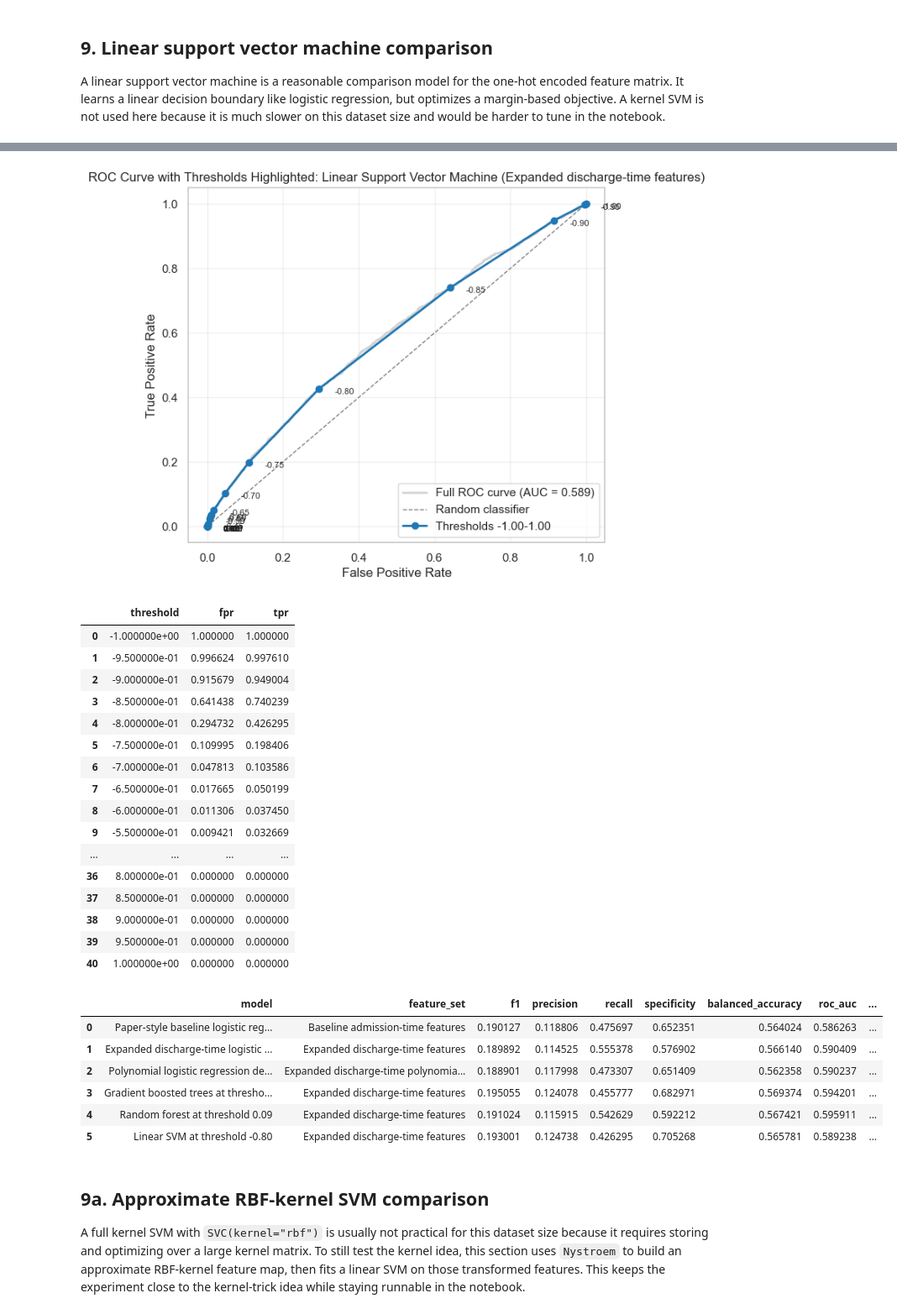
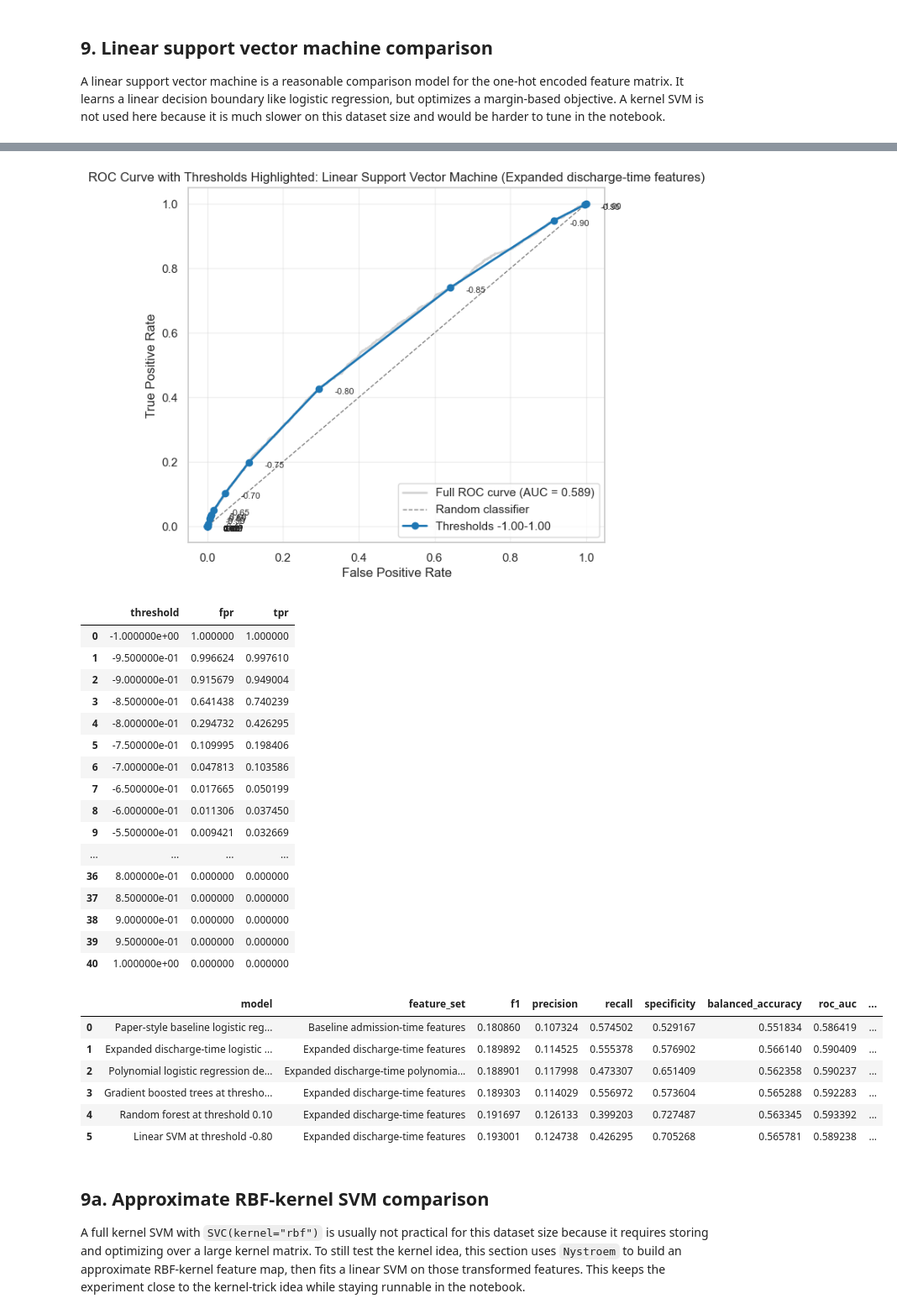
Before and after one commit to grzesadam/diabetes-readmission-prediction, a Jupyter notebook: diabetes.ipynb, the cells around one changed output, grey strips where cells are left out. Shown at 84% size. Saved outputs shown, nothing was run; the diff lists cells and outputs as text; code cells hidden in the pictures.

```diff
--- a/diabetes.ipynb
+++ b/diabetes.ipynb
@@ -1568,7 +1568,8 @@ polynomial_logistic_results = evaluate_model(
     model_name=f"Polynomial Logistic Regression Degree 2 ({POLYNOMIAL_FEATURE_SET})",
     param_grid=polynomial_logistic_param_grid,
     scoring="average_precision",
-    cv=3,
+    cv=5,
+    n_jobs=1,
     threshold="best_balanced_accuracy",
     threshold_values=np.arange(0.30, 0.71, 0.01),
     plot_roc_auc=True,
@@ -1681,7 +1682,7 @@ gradient_boosting_results = evaluate_model(
     model_name=f"Gradient Boosted Trees ({EXPANDED_FEATURE_SET})",
     param_grid=gradient_boosting_param_grid,
     scoring="average_precision",
-    cv=3,
+    cv=5,
     threshold="best_balanced_accuracy",
     threshold_values=gradient_boosting_threshold_values,
     plot_roc_auc=True,
@@ -1785,7 +1786,7 @@ random_forest_results = evaluate_model(
     model_name=f"Random Forest Classifier ({EXPANDED_FEATURE_SET})",
     param_grid=random_forest_param_grid,
     scoring="average_precision",
-    cv=3,
+    cv=5,
     threshold="best_balanced_accuracy",
     threshold_values=random_forest_threshold_values,
     plot_roc_auc=True,
@@ -1902,7 +1903,7 @@ linear_svm_results = evaluate_model(
     model_name=f"Linear Support Vector Machine ({EXPANDED_FEATURE_SET})",
     param_grid=linear_svm_param_grid,
     scoring="average_precision",
-    cv=3,
+    cv=5,
     threshold="best_balanced_accuracy",
     threshold_values=linear_svm_threshold_values,
     plot_roc_auc=True,
@@ -1942,38 +1943,38 @@ Selected threshold by validation balanced_accuracy: -0.80
               precision    recall  f1-score   support
 
            0       0.93      0.71      0.80     12737
            1       0.12      0.43      0.19      1255
 
     accuracy                           0.68     13992
    macro avg       0.53      0.57      0.50     13992
 weighted avg       0.85      0.68      0.75     13992
 [figure]
 Test ROC-AUC: 0.589
 Test average precision: 0.129
 [figure]
 |  | threshold | fpr | tpr |
 | 0 | -1.000000e+00 | 1.000000 | 1.000000 |
 | 1 | -9.500000e-01 | 0.996624 | 0.997610 |
 | 2 | -9.000000e-01 | 0.915679 | 0.949004 |
 | 3 | -8.500000e-01 | 0.641438 | 0.740239 |
 | 4 | -8.000000e-01 | 0.294732 | 0.426295 |
 | 5 | -7.500000e-01 | 0.109995 | 0.198406 |
 | 6 | -7.000000e-01 | 0.047813 | 0.103586 |
 | 7 | -6.500000e-01 | 0.017665 | 0.050199 |
 | 8 | -6.000000e-01 | 0.011306 | 0.037450 |
 | 9 | -5.500000e-01 | 0.009421 | 0.032669 |
 | ... | ... | ... | ... |
 | 36 | 8.000000e-01 | 0.000000 | 0.000000 |
 | 37 | 8.500000e-01 | 0.000000 | 0.000000 |
 | 38 | 9.000000e-01 | 0.000000 | 0.000000 |
 | 39 | 9.500000e-01 | 0.000000 | 0.000000 |
 | 40 | 1.000000e+00 | 0.000000 | 0.000000 |
 |  | model | feature_set | f1 | precision | recall | specificity | balanced_accuracy | roc_auc | ... |
-| 0 | Paper-style baseline logistic reg... | Baseline admission-time features | 0.190127 | 0.118806 | 0.475697 | 0.652351 | 0.564024 | 0.586263 | ... |
+| 0 | Paper-style baseline logistic reg... | Baseline admission-time features | 0.180860 | 0.107324 | 0.574502 | 0.529167 | 0.551834 | 0.586419 | ... |
 | 1 | Expanded discharge-time logistic ... | Expanded discharge-time features | 0.189892 | 0.114525 | 0.555378 | 0.576902 | 0.566140 | 0.590409 | ... |
 | 2 | Polynomial logistic regression de... | Expanded discharge-time polynomia... | 0.188901 | 0.117998 | 0.473307 | 0.651409 | 0.562358 | 0.590237 | ... |
-| 3 | Gradient boosted trees at thresho... | Expanded discharge-time features | 0.195055 | 0.124078 | 0.455777 | 0.682971 | 0.569374 | 0.594201 | ... |
-| 4 | Random forest at threshold 0.09 | Expanded discharge-time features | 0.191024 | 0.115915 | 0.542629 | 0.592212 | 0.567421 | 0.595911 | ... |
+| 3 | Gradient boosted trees at thresho... | Expanded discharge-time features | 0.189303 | 0.114029 | 0.556972 | 0.573604 | 0.565288 | 0.592283 | ... |
+| 4 | Random forest at threshold 0.10 | Expanded discharge-time features | 0.191697 | 0.126133 | 0.399203 | 0.727487 | 0.563345 | 0.593392 | ... |
 | 5 | Linear SVM at threshold -0.80 | Expanded discharge-time features | 0.193001 | 0.124738 | 0.426295 | 0.705268 | 0.565781 | 0.589238 | ... |
 # %% [markdown]
 ## 9a. Approximate RBF-kernel SVM comparison
```
Also changed, not shown: parts of 13 cells of this notebook, 15 other files.
